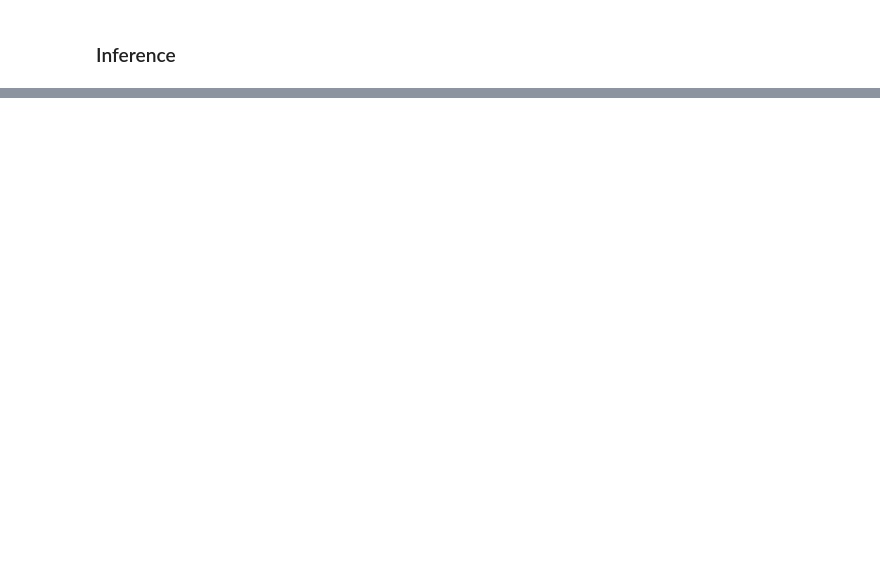
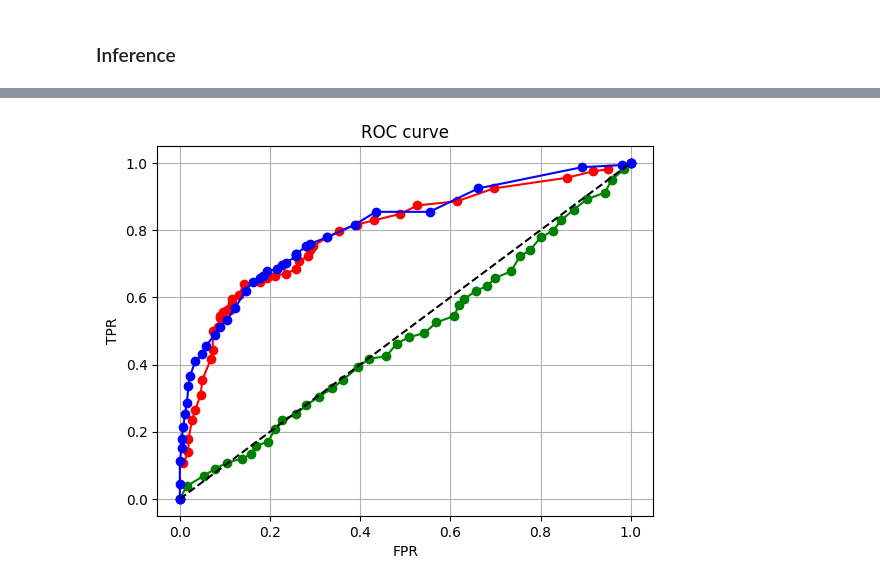
Before and after one commit to TechToker/nn_from_scratch, a Jupyter notebook: binary_classification_Titanic.ipynb, the cells around one changed output, grey strips where cells are left out. Cells and saved outputs as stored; diff of their text form; code cells hidden in the pictures; blank space fills up the shorter version.

```diff
--- a/binary_classification_Titanic.ipynb
+++ b/binary_classification_Titanic.ipynb
@@ -433,0 +686,14 @@ get_acc(pred, Y_test)
+# %%
+import matplotlib.pyplot as plt
+
+plt.plot(cb_fpr_list, cb_tpr_list, marker='o', label='ROC curve', color='r')
+plt.plot(rnd_fpr_list, rnd_tpr_list, marker='o', label='ROC curve', color='g')
+plt.plot(mlp_fpr_list, mlp_tpr_list, marker='o', label='ROC curve', color='b')
+plt.plot([0, 1], [0, 1], 'k--')
+plt.xlabel('FPR')
+plt.ylabel('TPR')
+plt.title('ROC curve')
+plt.grid(True)
+plt.show()
+# %% [output]
+[figure, added]
```
Also changed, not shown: parts of 38 cells of this notebook.
